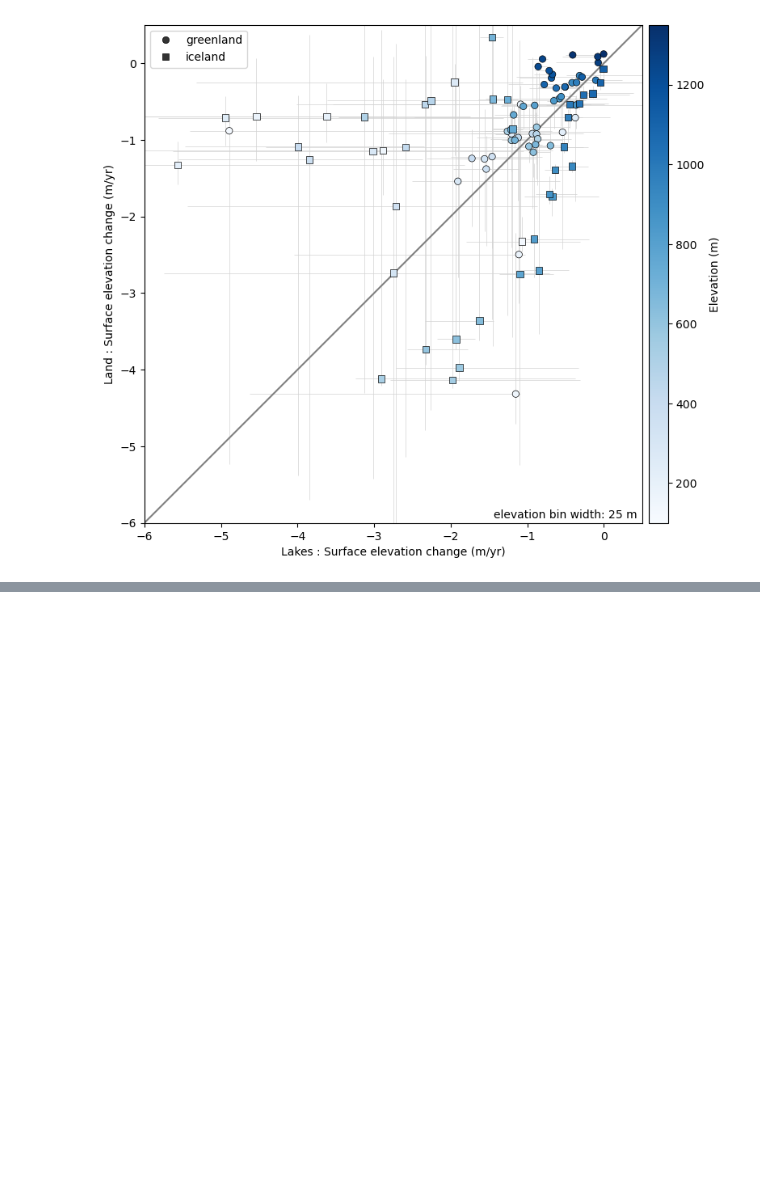
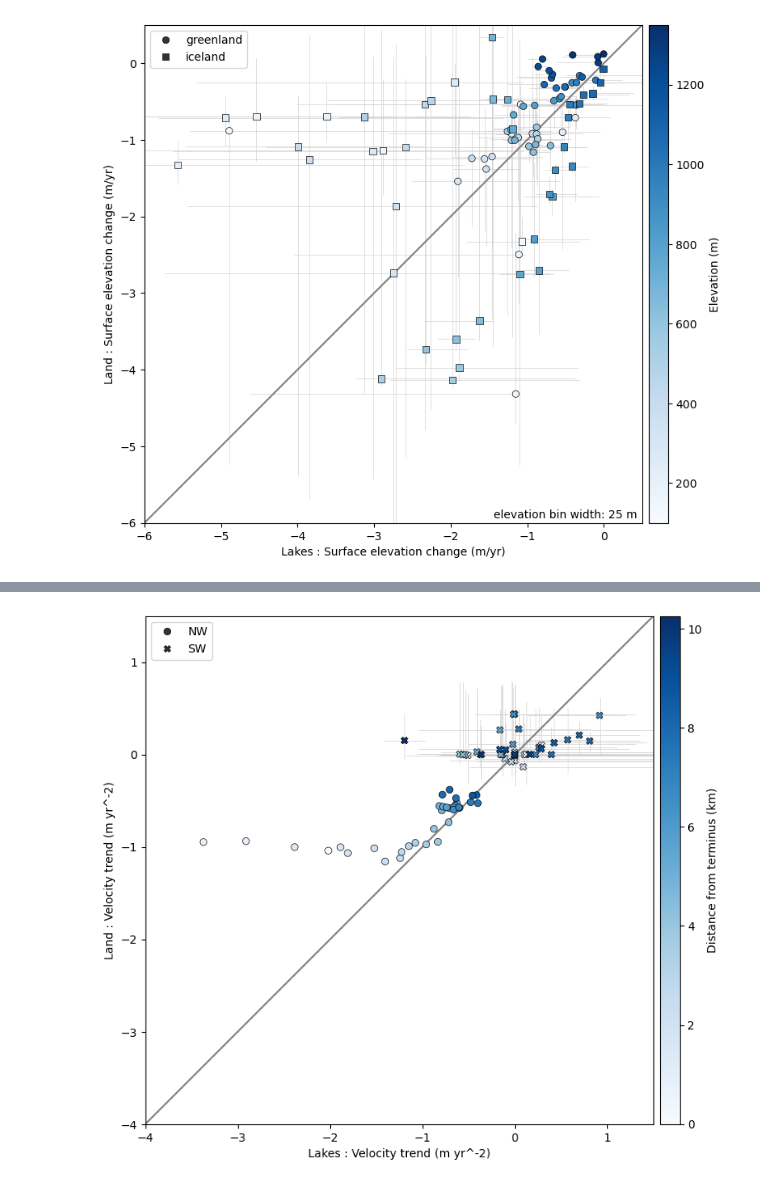
Before and after one commit to tlohde/lake-terminating-glaciers, a Jupyter notebook: src/jan25Update.ipynb, the cells around one changed output, grey strips where cells are left out. Saved outputs shown, nothing was run; the diff lists cells and outputs as text; code cells hidden in the pictures; blank space fills up the shorter version.

```diff
--- a/src/jan25Update.ipynb
+++ b/src/jan25Update.ipynb
@@ -603,0 +632,4 @@ Text(0, 0.5, 'Elevation (m)')
+# %%
+grps = centrelines.groupby(['where', 'lake_land', 'region'])
+group = list(grps.groups.keys())
+gidx = list(grps.groups.values())
@@ -603,0 +653,14 @@ Text(0, 0.5, 'Elevation (m)')
+# %%
+def sample_along_line(vds):
+    cl = wkt.loads(vds.attrs['centreline'])
+    length = cl.length
+    points = [cl.interpolate(x) for x in np.arange(0, length+250, 250)]
+    distance = [cl.project(p)/1000 for p in points]
+    x = [p.x for p in points]
+    y = [p.y for p in points]
+    df = pd.DataFrame({'distance (km)': distance,
+                       'x': x,
+                       'y': y})
+    idx = df.set_index('distance (km)').to_xarray()
+    return vds.interp(x=idx['x'],
+                      y=idx['y'])
@@ -603,0 +711,64 @@ Text(0, 0.5, 'Elevation (m)')
+# %%
+line_df_split = samples_groupby(line_df, by=['where', 'region', 'lake_land', 'distance (km)'])
+# scatter of lake vs land SEC for GREENLAND ONLY, coloured by elevation, symbolised by region
+
+# plotting
+fig, ax = plt.subplots(figsize=[8,8])
+sns.scatterplot(data=line_df_split.loc[line_df_split['where']=='greenland'],
+                x='lake_median',
+                y='land_median',
+                style='region',
+              #   markers=['o','s'],
+                hue='distance (km)',
+                palette='Blues',
+                ec='k',
+                ax=ax,
+                legend="full",
+                )
+
+# quick sort of legend
+handles, labels = ax.get_legend_handles_labels()
+ax.legend(handles[-2:], labels[-2:])
+
+ax.errorbar(x='lake_median',
+            y='land_median',
+            yerr=np.c_[line_df_split['land_low_err'].values,
+                       line_df_split['land_up_err'].values].T,
+            xerr=np.c_[line_df_split['lake_low_err'].values,
+                       line_df_split['lake_up_err'].values].T,
+            data=line_df_split,
+            fmt='none',
+            ecolor='lightgray',
+            elinewidth=0.5,
+            zorder=0)
+
+# limits and aspect ratio and x=y line
+ax.set(
+  xlim=(-4, 1.5),
+  ylim=(-4, 1.5),
+  xlabel='Lakes : Velocity trend (m yr^-2)',
+  ylabel='Land : Velocity trend (m yr^-2)')
+ax.set_aspect('equal')
+
+# ax.annotate(f'elevation bin width: {bin_width} m',
+#             xy=(0.99, 0.01),
+#             ha='right',
+#             xycoords='axes fraction')
+
+plot_xeqy(ax)
+
+
+########## elevation colorbar
+norm = plt.Normalize(*line_df_split['distance (km)'].agg(['min', 'max']))
+cmap = plt.get_cmap('Blues')
+sm = plt.cm.ScalarMappable(cmap=cmap, norm=norm)
+
+pos = ax.get_position()
+cax = fig.add_axes([pos.x1 + 0.01,
+                    pos.y0,
+                    0.03,
+                    pos.height])
+
+cb = plt.colorbar(sm, cax=cax)
+cax.set_ylabel('Distance from terminus (km)')
+# %% [output]
@@ -603,0 +776 @@ Text(0, 0.5, 'Elevation (m)')
+[figure, added]
```
Also changed, not shown: parts of 18 cells of this notebook, 6 other files.
